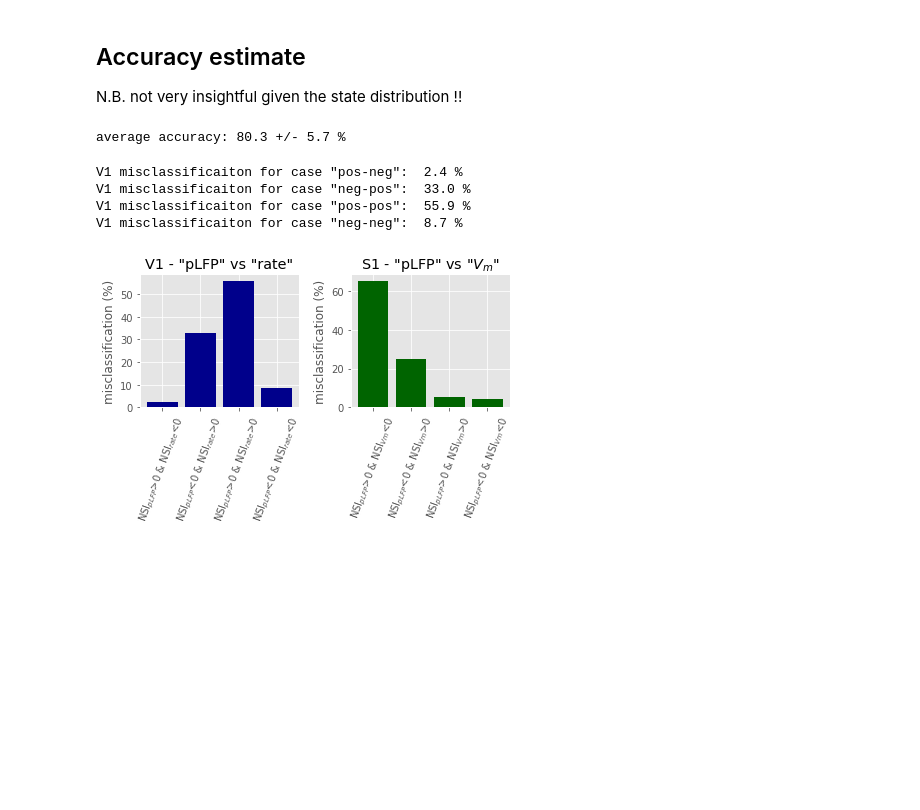
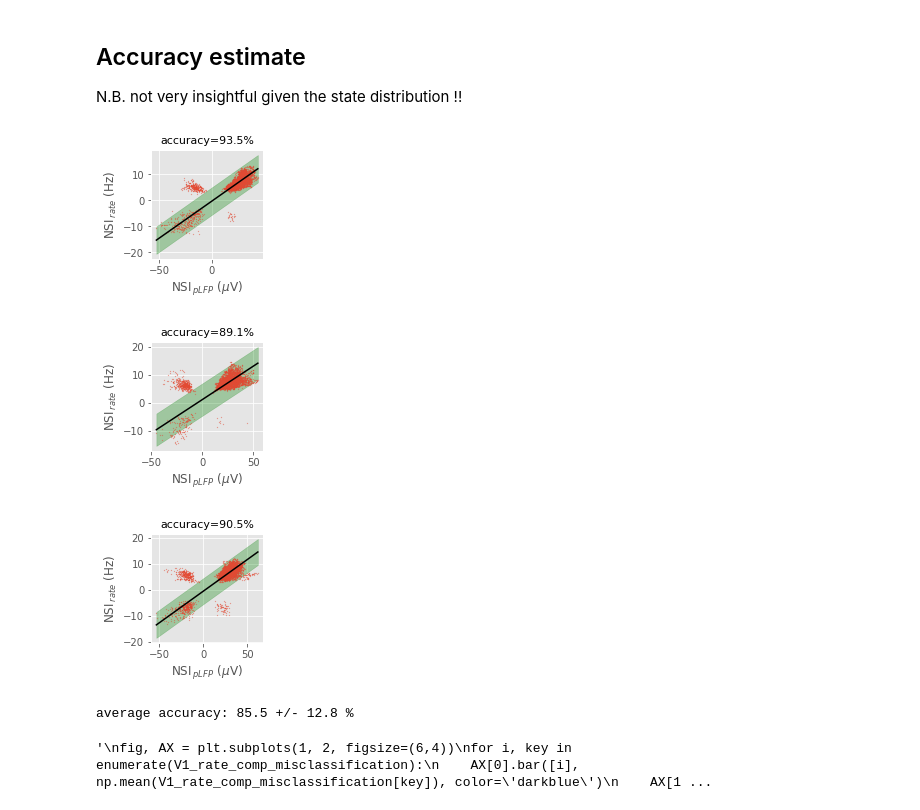
Before and after one commit to yzerlaut/Network_State_Index, a Jupyter notebook: demo/Allen-Neuropixels-dataset.ipynb, the cells around one changed output. Saved outputs shown, nothing was run; the diff lists cells and outputs as text; code cells hidden in the pictures; blank space fills up the shorter version.

```diff
--- a/demo/Allen-Neuropixels-dataset.ipynb
+++ b/demo/Allen-Neuropixels-dataset.ipynb
@@ -507,5 +512,9 @@ for i in range(len(sessions)):
 # %%
 NSI_bins = np.linspace(-50, 80, 100)
 NSI_hist = np.zeros((len(sessions), len(NSI_bins)-1))
+frac_NSI_pos = []
 for i, data in enumerate(DATA):
     NSI_hist[i,:] = np.histogram(data.pLFP_vNSI, bins=NSI_bins, density=True)[0]
+    frac_NSI_pos.append(100*np.sum(data.pLFP_vNSI>0)/len(data.pLFP_vNSI))
+print('frac NSI pos: %.1f +/- %.1f' % (np.mean(frac_NSI_pos), np.std(frac_NSI_pos)))
+print('NSI neg : min = %.1f , max = %.1f' % (100-np.max(frac_NSI_pos), 100-np.min(frac_NSI_pos)))
@@ -617,27 +629,3 @@ for i, data in enumerate(DATA):
         else:
             mean_level_nonrhythmic[i,k] = np.nan
             std_level_nonrhythmic[i,k] = np.nan
-# %%
-from scipy.stats import ttest_1samp
-fig, ax = plt.subplots(1, figsize=(3.7,2.5))
-
-neg_slopes, pos_slopes = [], []
-
-for i in range(len(DATA)):
-    # slopes in NSI<0 states
-    cond = np.isfinite(delta_env_rhythmic[i,:])
-    if np.sum(cond)>2:
-        pol = np.polyfit(NSI_bins_neg[cond], delta_env_rhythmic[i,cond], 1)
-        ax.plot(NSI_bins_neg[cond], delta_env_rhythmic[i,cond])
-        ax.plot(NSI_bins_neg[cond], np.polyval(pol, NSI_bins_neg[cond]), '--', color='darkblue', lw=0.2)
-        neg_slopes.append(pol[0])
-    # slopes in NSI<0 states
-    cond = np.isfinite(mean_level_nonrhythmic[i,:])
-    if np.sum(cond)>2:
-        pol = np.polyfit(NSI_bins_pos[cond], mean_level_nonrhythmic[i,cond], 1)
-        ax.plot(NSI_bins_pos[cond], mean_level_nonrhythmic[i,cond])
-        ax.plot(NSI_bins_pos[cond], np.polyval(pol, NSI_bins_pos[cond]), '--', color='darkblue', lw=0.2)
-        pos_slopes.append(pol[0])
-
-ax.set_ylabel('rate (Hz)')
-ax.set_xlabel('NSI$_{pLFP}$ ($\mu$V)')
@@ -984,44 +969,52 @@ from scipy.optimize import curve_fit
 from scipy.interpolate import interp1d
 
 def get_accuracy(data,
-                 rate_tolerance=2.5,
+                 rate_tolerance=1,
                  with_fig=True):
 
     pop_act_NSI_resampled = resample_trace(data.t_pop_act,
                                            data.pop_act_NSI, data.t_pLFP)
 
 
     x, y = data.pLFP_NSI[data.i_pLFP_vNSI], pop_act_NSI_resampled[data.i_pLFP_vNSI]
     cond = ((x>0) & (y>0)) | ((x<0) & (y<0))
 
     lin = np.polyfit(x[cond], y[cond], 1)
 
-    accuracy_cond = np.abs(y-np.polyval(lin, x))<rate_tolerance
+    accuracy_cond = (y>(np.polyval(lin, x-data.pLFP_0)-rate_tolerance)) & (y<(np.polyval(lin, x+data.pLFP_0)+rate_tolerance))
 
     accuracy = np.sum(accuracy_cond)/len(y)
     summary = {'all':len(y),
                'wrong':np.sum(~accuracy_cond),
                'pos-pos':np.sum(~accuracy_cond & (x>0) & (y>0)),
                'pos-neg':np.sum(~accuracy_cond & (x>0) & (y<0)),
                'neg-pos':np.sum(~accuracy_cond & (x<0) & (y>0)),
                'neg-neg':np.sum(~accuracy_cond & (x<0) & (y<0))}
 
     if with_fig:
         fig, ax = plt.subplots(1, figsize=(2,2))
         ax.set_title('accuracy=%.1f%%'%(100*accuracy), fontsize=11)
         x = np.linspace(x.min(), x.max())
         ax.plot(data.pLFP_NSI[data.i_pLFP_vNSI],
                  pop_act_NSI_resampled[data.i_pLFP_vNSI], 'o', lw=1, ms=0.2)
-        ax.fill_between(x, np.polyval(lin, x)-rate_tolerance, np.polyval(lin, x)+rate_tolerance, color='g', alpha=.3)
+        ax.fill_between(x, np.polyval(lin, x-data.pLFP_0)-rate_tolerance, np.polyval(lin, x+data.pLFP_0)+rate_tolerance, color='g', alpha=.3)
         ax.plot(x, np.polyval(lin, x), 'k-')
         ax.set_ylabel('NSI$_{\,rate}$ (Hz)')
         ax.set_xlabel('NSI$_{\,pLFP}$ ($\mu$V)')
         return fig, ax, summary
     else:
         return summary
 
-#fig, ax, summary = get_accuracy(DATA[5])
-#fig.savefig('../doc/accuracy-example-1.png')
+fig, ax, summary = get_accuracy(DATA[5])
+fig.savefig('../doc/accuracy-example-1.png')
+fig, ax, summary = get_accuracy(DATA[0])
+fig.savefig('../doc/accuracy-example-2.png')
+fig, ax, summary = get_accuracy(DATA[1])
+fig.savefig('../doc/accuracy-example-3.png')
+# %% [output]
+[figure, added]
+[figure, added]
+[figure, added]
 # %%
 V1_rate_comp_misclassification = {'pos-neg':[],
                                   'neg-pos':[],
@@ -1030,19 +1023,20 @@ V1_rate_comp_misclassification = {'pos-neg':[],
 average_accuracy = []
 for data in DATA:
     summary = get_accuracy(data, with_fig=False,
-                          rate_tolerance=2.5)
+                          rate_tolerance=1)
     for key in V1_rate_comp_misclassification:
         V1_rate_comp_misclassification[key].append(100*summary[key]/summary['wrong'])
     average_accuracy.append(100*(1-summary['wrong']/summary['all']))
 print('average accuracy: %.1f +/- %.1f %%' % (np.mean(average_accuracy), np.std(average_accuracy)))
 # %% [output]
-average accuracy: 80.3 +/- 5.7 %
+average accuracy: 85.5 +/- 12.8 %
 # %%
 S1_Vm_comp_misclassification = {'pos-neg':65.3,
                                 'neg-pos':25.0,
                                 'pos-pos':5.4,
                                 'neg-neg':4.3}
 
+"""
 fig, AX = plt.subplots(1, 2, figsize=(6,4))
 for i, key in enumerate(V1_rate_comp_misclassification):
     AX[0].bar([i], np.mean(V1_rate_comp_misclassification[key]), color='darkblue')
@@ -1058,9 +1052,6 @@ AX[1].set_xticks(range(4))
 AX[1].set_xticklabels(['NSI$_{pLFP}$>0 & NSI$_{Vm}$<0', 'NSI$_{pLFP}$<0 & NSI$_{Vm}$>0', 'NSI$_{pLFP}$>0 & NSI$_{Vm}$>0', 'NSI$_{pLFP}$<0 & NSI$_{Vm}$<0'], rotation=70)
 plt.tight_layout()
 fig.savefig('../doc/accuracy-summary.svg')
+"""
 # %% [output]
-V1 misclassificaiton for case "pos-neg":  2.4 %
-V1 misclassificaiton for case "neg-pos":  33.0 %
-V1 misclassificaiton for case "pos-pos":  55.9 %
-V1 misclassificaiton for case "neg-neg":  8.7 %
+'\nfig, AX = plt.subplots(1, 2, figsize=(6,4))\nfor i, key in enumerate(V1_rate_comp_misclassification):\n    AX[0].bar([i], np.mean(V1_rate_comp_misclassification[key]), color=\'darkblue\')\n    AX[1 ...
-[figure, removed]
```
Also changed, not shown: parts of 3 cells of this notebook.
